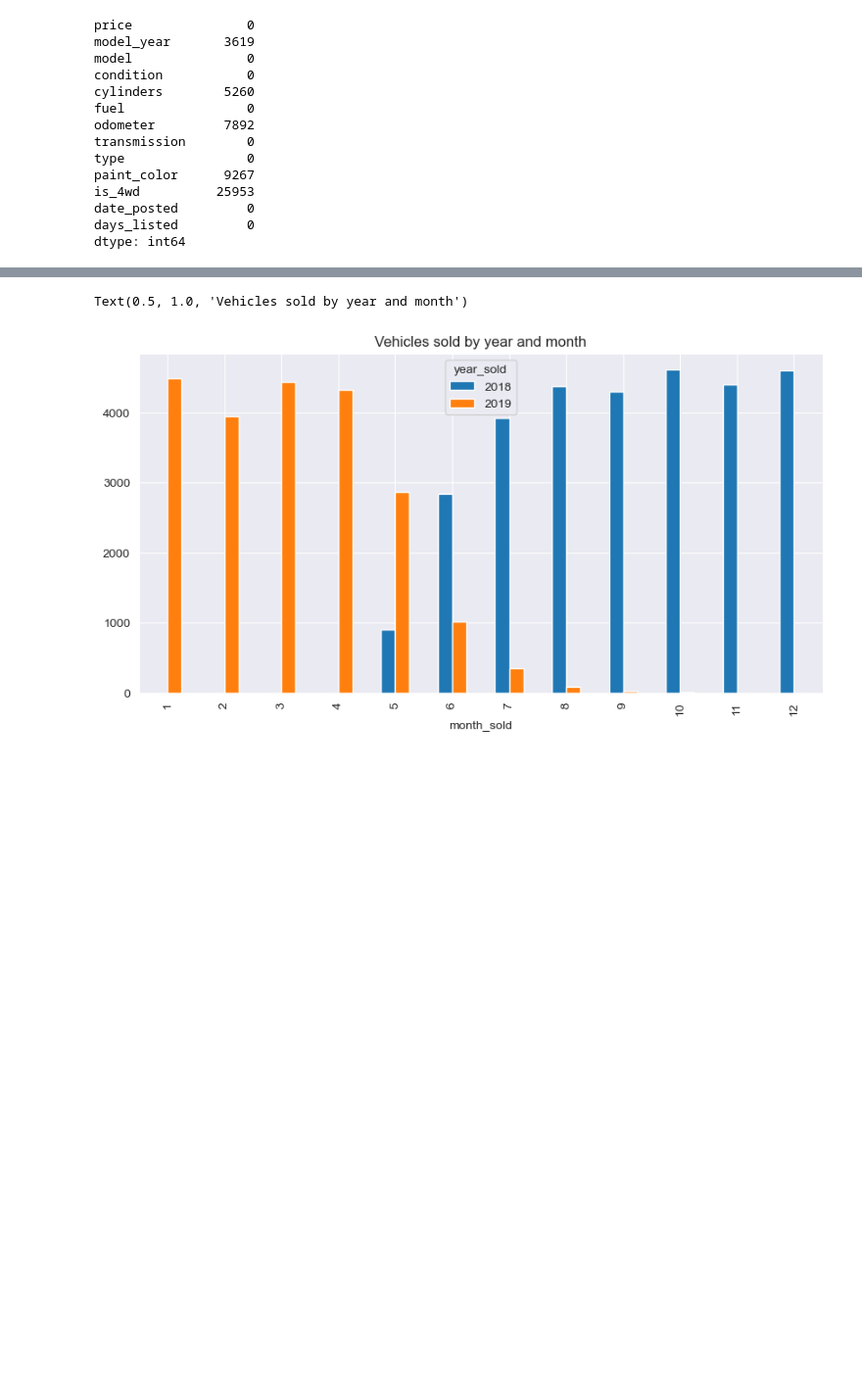
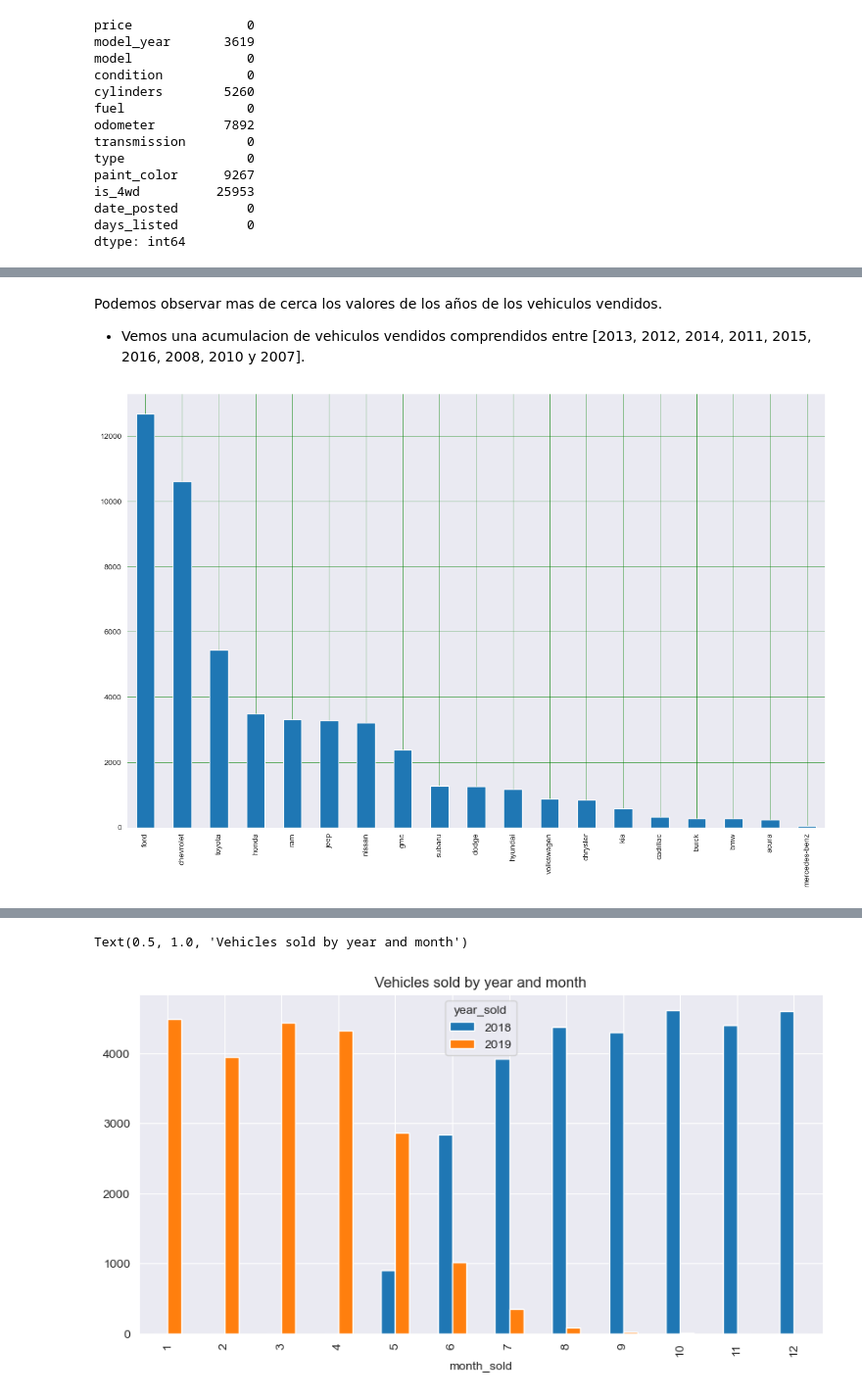
Before and after one commit to infantesromeroadrian/vehicles, a Jupyter notebook: vehicles.ipynb, the cells around one changed output, grey strips where cells are left out. Shown: that part at 98% size. Drawn from its saved outputs; the diff is of its cells as text; code cells hidden in the pictures; blank space fills up the shorter version.

```diff
--- a/vehicles.ipynb
+++ b/vehicles.ipynb
@@ -227,0 +384,10 @@ Ya tenemos informacion de los datos y de los datos faltantes pero vamos a examin
+# %% [markdown]
+Podemos observar mas de cerca los valores de los años de los vehiculos vendidos.
+- Vemos una acumulacion de vehiculos vendidos comprendidos entre [2013, 2012, 2014, 2011, 2015, 2016, 2008, 2010 y 2007].
+# %%
+data['model'].value_counts().plot(kind='bar', figsize=(16,10))
+plt.grid(which='major', linestyle='-', linewidth='0.5', color='green')
+plt.grid(which='minor', linestyle=':', linewidth='0.5', color='black')
+plt.show()
+# %% [output]
+[figure, added]
```
Also changed, not shown: parts of 122 cells of this notebook.
